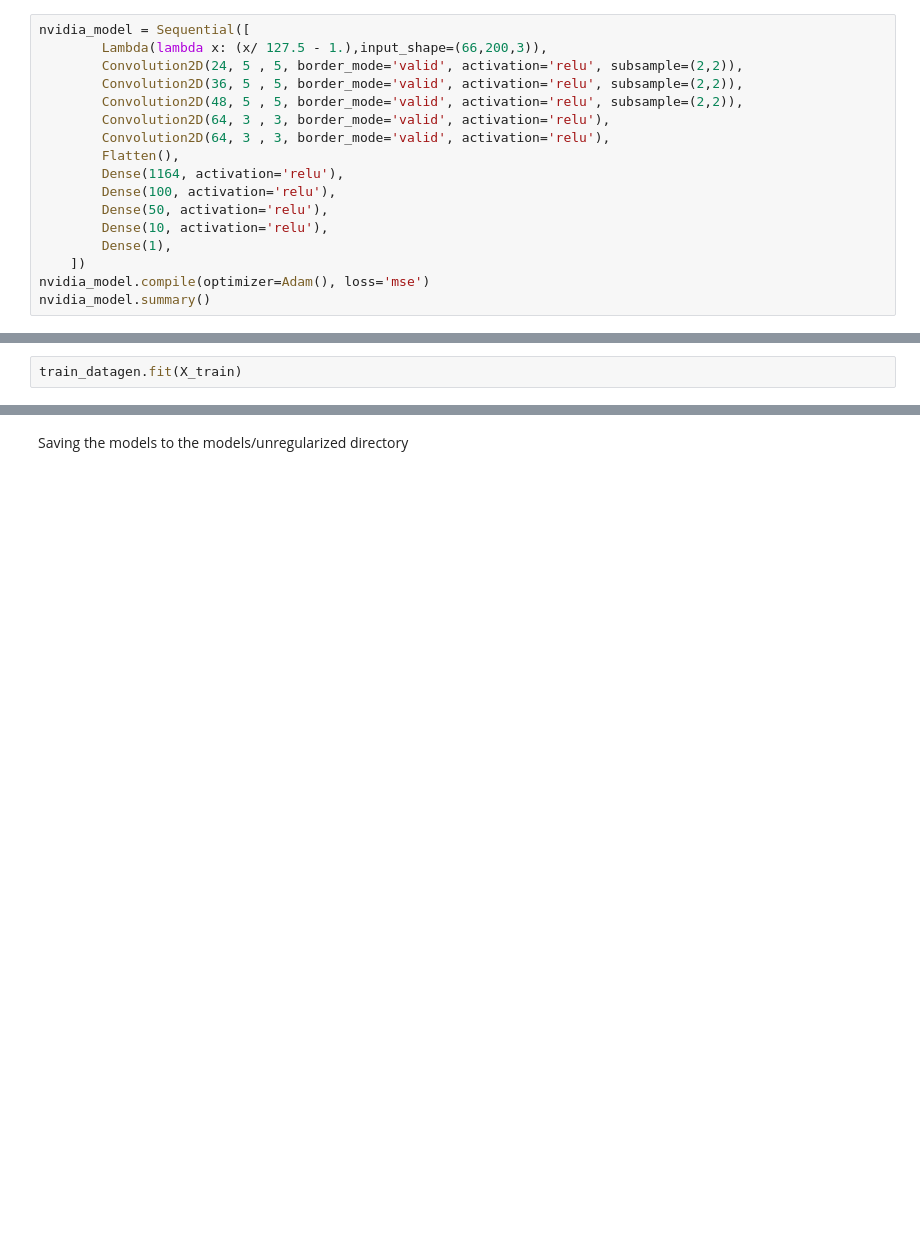
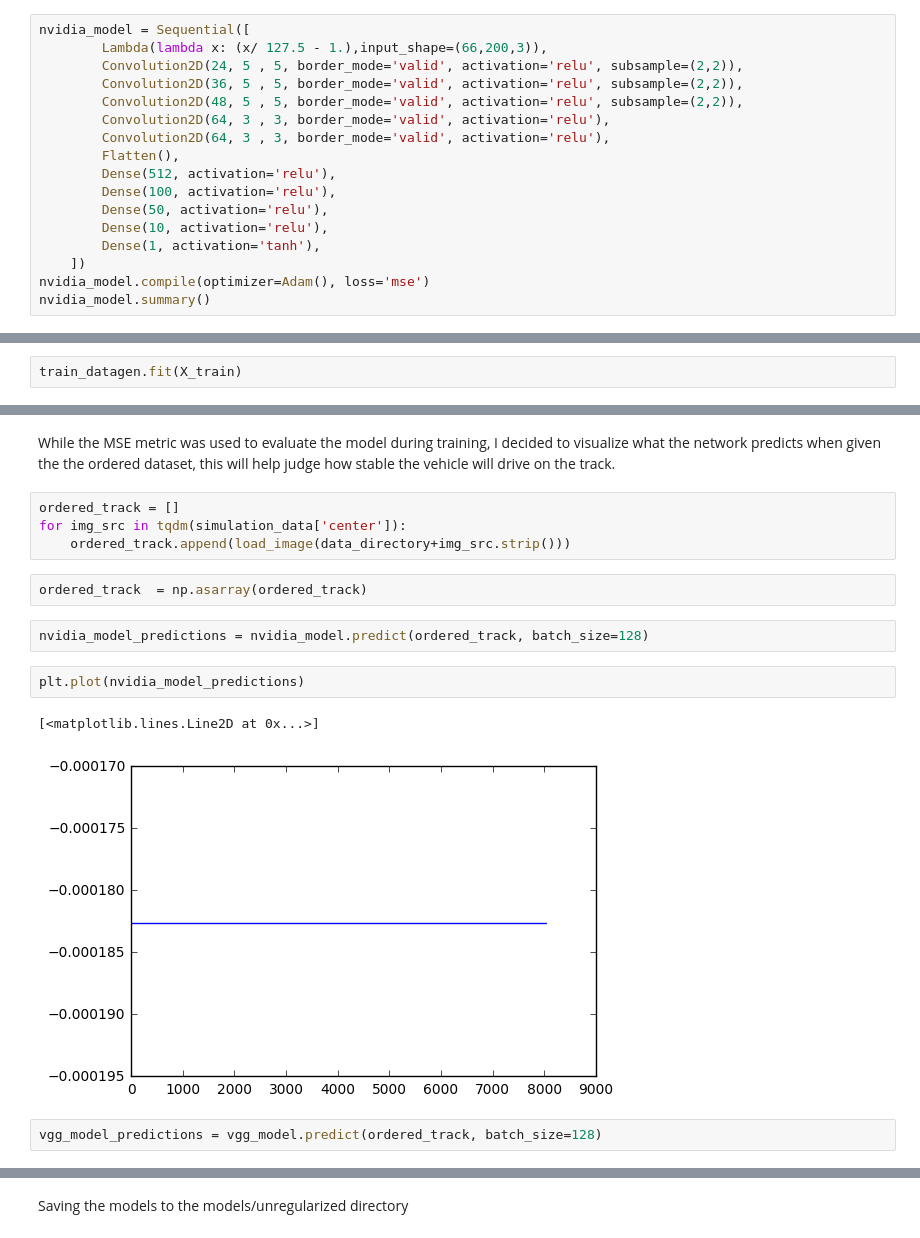
Before and after one commit to aditbiswas1/P3-behavioral-cloning, a Jupyter notebook: Behavioral Cloning.ipynb, the cells around one changed output, grey strips where cells are left out. Drawn from its saved outputs; the diff is of its cells as text; blank space fills up the shorter version.

Commit message:
evaluated notebook vgg regularized

```diff
--- a/Behavioral Cloning.ipynb
+++ b/Behavioral Cloning.ipynb
@@ -221,11 +223,11 @@ nvidia_model = Sequential([
         Convolution2D(64, 3 , 3, border_mode='valid', activation='relu'),
         Convolution2D(64, 3 , 3, border_mode='valid', activation='relu'),
         Flatten(),
-        Dense(1164, activation='relu'),
+        Dense(512, activation='relu'),
         Dense(100, activation='relu'),
         Dense(50, activation='relu'),
         Dense(10, activation='relu'),
-        Dense(1),
+        Dense(1, activation='tanh'),
     ])
 nvidia_model.compile(optimizer=Adam(), loss='mse')
 nvidia_model.summary()
@@ -297,0 +326,17 @@ vgg_model.fit_generator(batches, batches.N, nb_epoch=5,
+# %% [markdown]
+While the MSE metric was used to evaluate the model during training, I decided to visualize what the network predicts when given the the ordered dataset, this will help judge how stable the vehicle will drive on the track.
+# %%
+ordered_track = []
+for img_src in tqdm(simulation_data['center']):
+    ordered_track.append(load_image(data_directory+img_src.strip()))
+# %%
+ordered_track  = np.asarray(ordered_track)
+# %%
+nvidia_model_predictions = nvidia_model.predict(ordered_track, batch_size=128)
+# %%
+plt.plot(nvidia_model_predictions)
+# %% [output]
+[<matplotlib.lines.Line2D at 0x...>]
+[figure, added]
+# %%
+vgg_model_predictions = vgg_model.predict(ordered_track, batch_size=128)
```
Also changed, not shown: parts of 18 cells of this notebook, 1 other file.
